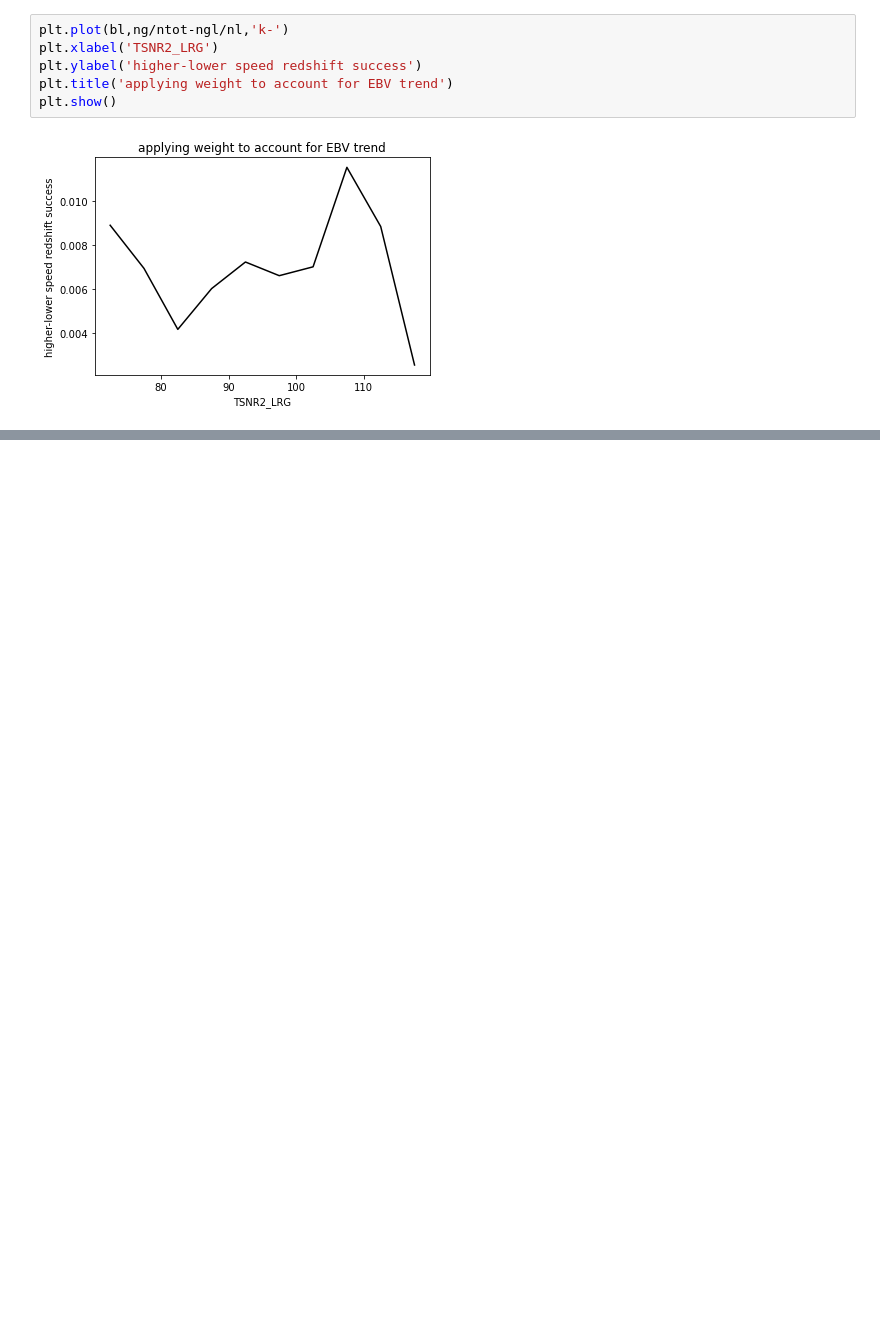
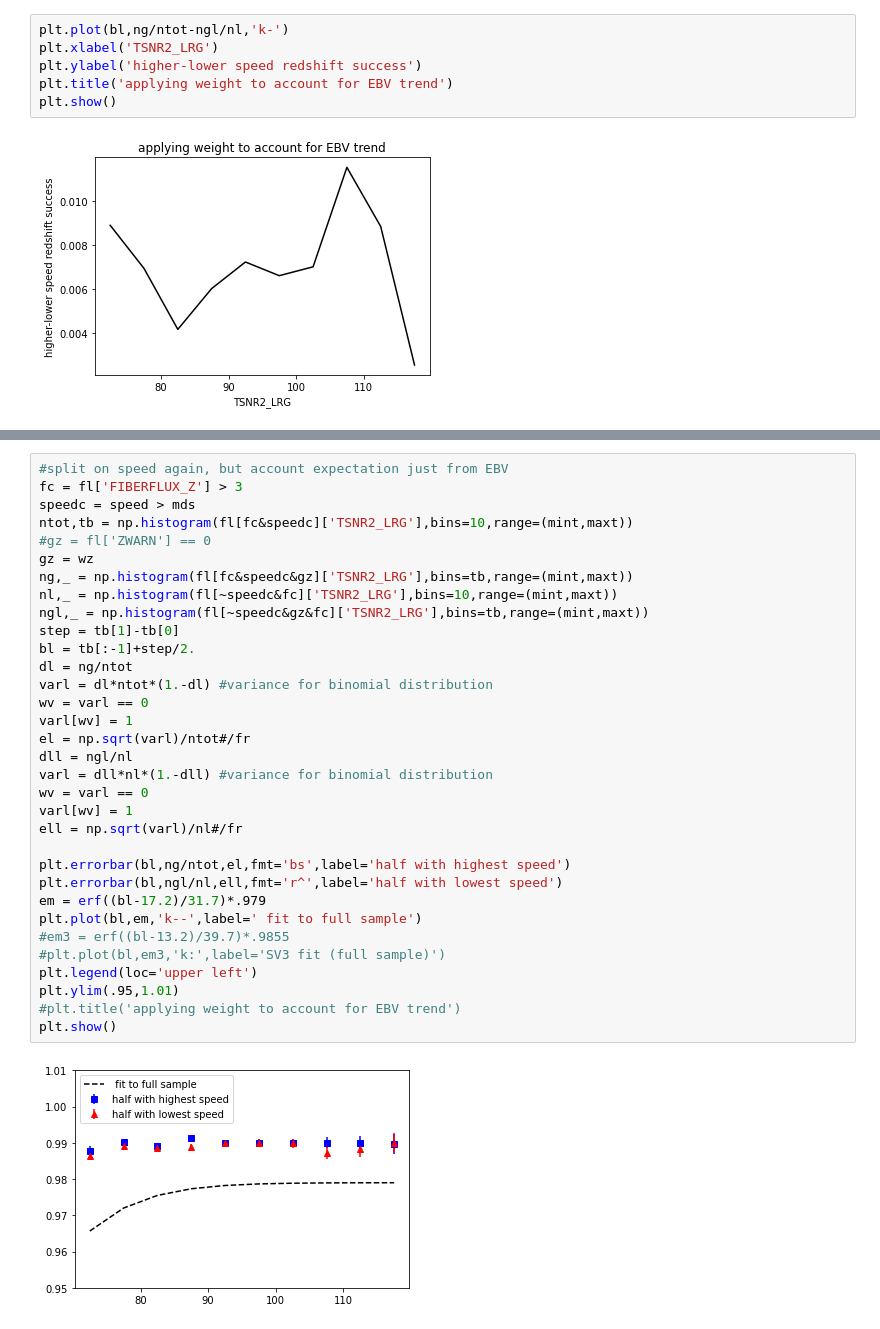
Before and after one commit to desihub/LSS, a Jupyter notebook: Sandbox/LRGzsuccvspeed.ipynb, the cells around one changed output, grey strips where cells are left out. Drawn from its saved outputs; the diff is of its cells as text; blank space fills up the shorter version.

```diff
--- a/Sandbox/LRGzsuccvspeed.ipynb
+++ b/Sandbox/LRGzsuccvspeed.ipynb
@@ -259,0 +267,35 @@ plt.show()
+# %%
+#split on speed again, but account expectation just from EBV
+fc = fl['FIBERFLUX_Z'] > 3
+speedc = speed > mds
+ntot,tb = np.histogram(fl[fc&speedc]['TSNR2_LRG'],bins=10,range=(mint,maxt))
+#gz = fl['ZWARN'] == 0
+gz = wz
+ng,_ = np.histogram(fl[fc&speedc&gz]['TSNR2_LRG'],bins=tb,range=(mint,maxt))
+nl,_ = np.histogram(fl[~speedc&fc]['TSNR2_LRG'],bins=10,range=(mint,maxt))
+ngl,_ = np.histogram(fl[~speedc&gz&fc]['TSNR2_LRG'],bins=tb,range=(mint,maxt))
+step = tb[1]-tb[0]
+bl = tb[:-1]+step/2.
+dl = ng/ntot
+varl = dl*ntot*(1.-dl) #variance for binomial distribution
+wv = varl == 0
+varl[wv] = 1
+el = np.sqrt(varl)/ntot#/fr
+dll = ngl/nl
+varl = dll*nl*(1.-dll) #variance for binomial distribution
+wv = varl == 0
+varl[wv] = 1
+ell = np.sqrt(varl)/nl#/fr
+
+plt.errorbar(bl,ng/ntot,el,fmt='bs',label='half with highest speed')
+plt.errorbar(bl,ngl/nl,ell,fmt='r^',label='half with lowest speed')
+em = erf((bl-17.2)/31.7)*.979
+plt.plot(bl,em,'k--',label=' fit to full sample')
+#em3 = erf((bl-13.2)/39.7)*.9855
+#plt.plot(bl,em3,'k:',label='SV3 fit (full sample)')
+plt.legend(loc='upper left')
+plt.ylim(.95,1.01)
+#plt.title('applying weight to account for EBV trend')
+plt.show()
+# %% [output]
+[figure, added]
```
Also changed, not shown: parts of 4 cells of this notebook.
